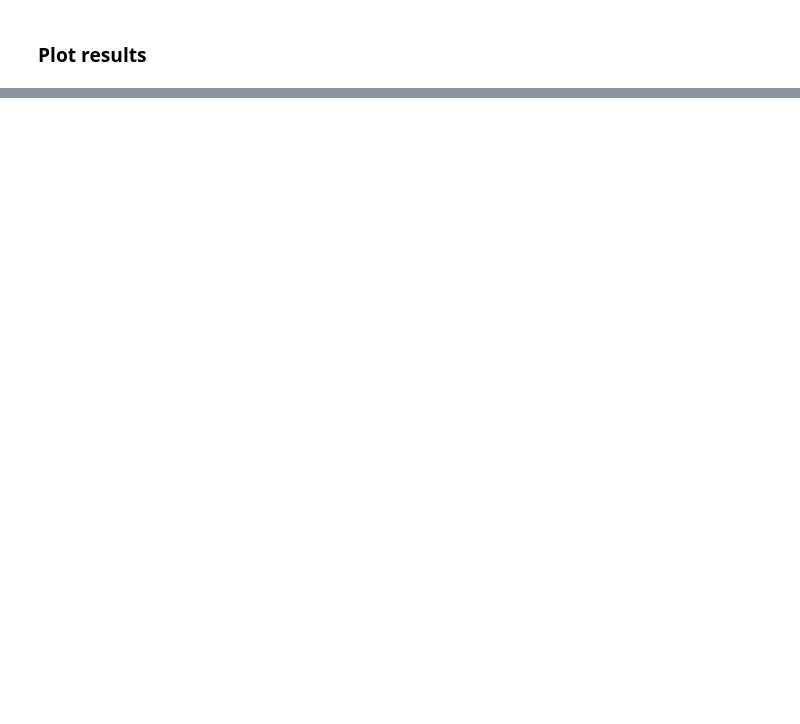
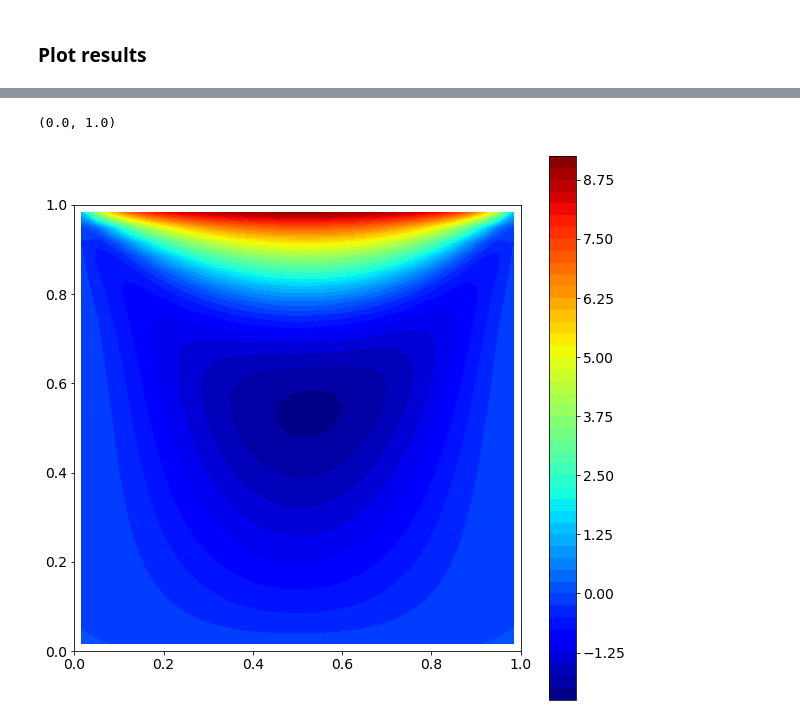
Before and after one commit to BYUignite/CFD_from_scratch, a Jupyter notebook: CFD_from_scratch.ipynb, the cells around one changed output, grey strips where cells are left out. Saved outputs shown, nothing was run; the diff lists cells and outputs as text; code cells hidden in the pictures; blank space fills up the shorter version.

```diff
--- a/CFD_from_scratch.ipynb
+++ b/CFD_from_scratch.ipynb
@@ -817,0 +820,10 @@ plt.ylabel('KE');
+# %%
+fig, ax1 = plt.subplots(1,1, figsize=(10,10))
+ax1.set_aspect('equal', adjustable='box')
+img=ax1.contourf(X,Y,U.T,50, cmap='jet')
+fig.colorbar(img)
+ax1.set_xlim([0,Lx])
+ax1.set_ylim([0,Ly])
+# %% [output]
+(0.0, 1.0)
+[figure, added]
```
Also changed, not shown: parts of 6 cells of this notebook, 1 other file.
